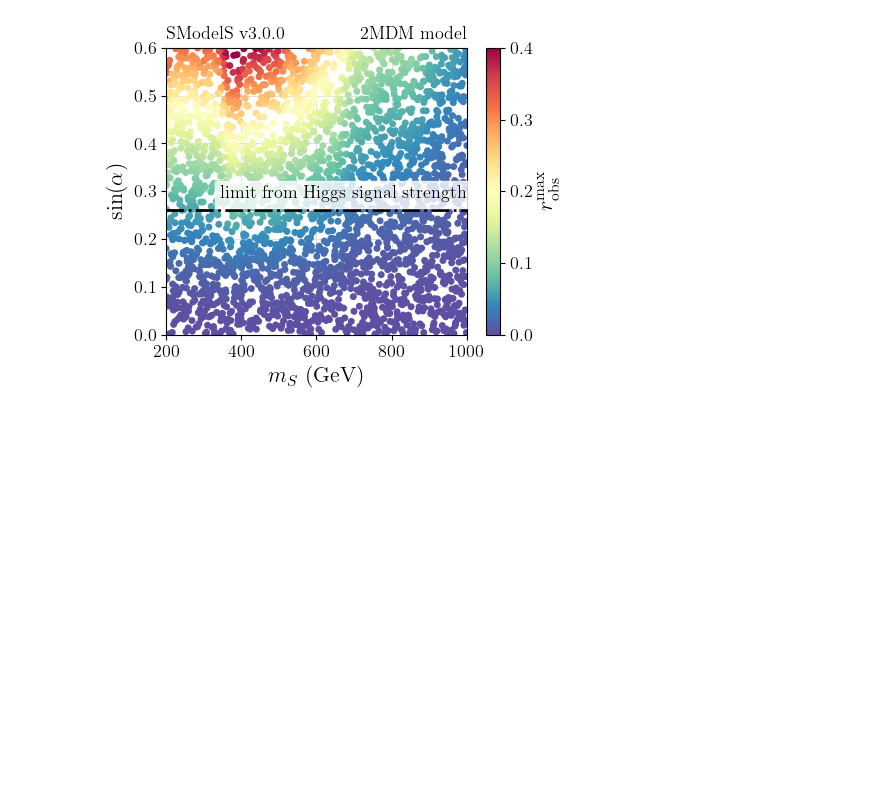
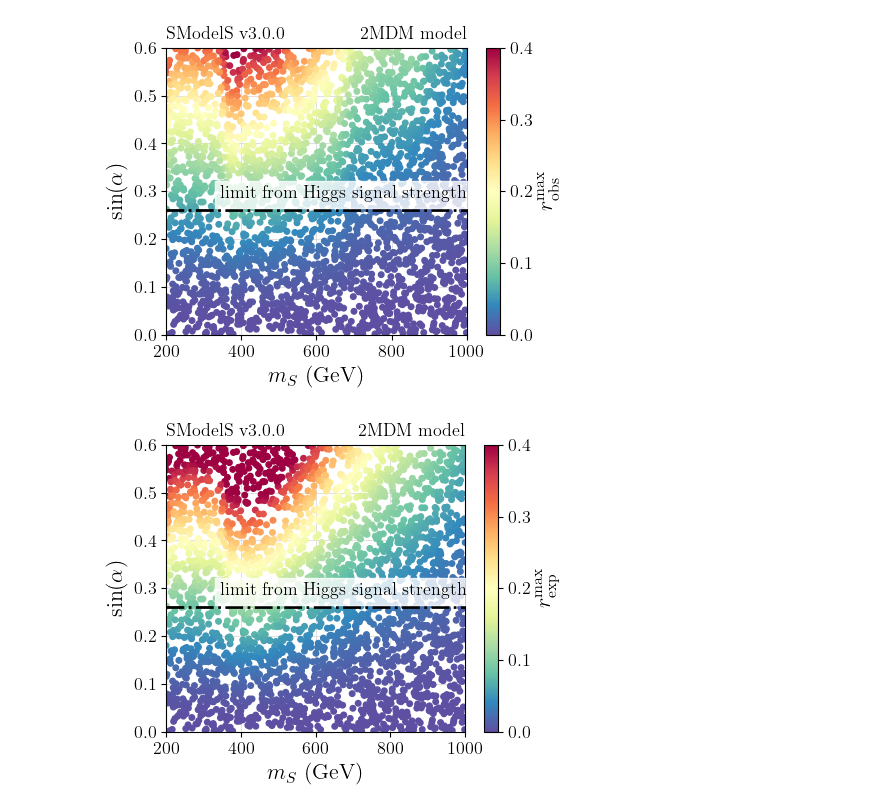
Before and after one commit to SModelS/smodelsv3-paper, a Jupyter notebook: notebooks/plots-2MDM-scan-alpha.ipynb, the cells around one changed output. Saved outputs shown, nothing was run; the diff lists cells and outputs as text; code cells hidden in the pictures; blank space fills up the shorter version.

Commit message:
Added rexp for Fig13

```diff
--- a/notebooks/plots-2MDM-scan-alpha.ipynb
+++ b/notebooks/plots-2MDM-scan-alpha.ipynb
@@ -34,7 +34,7 @@ print(dataDF.columns.values.tolist()) #Print all columns names
 #### Set r = 0 for points with no results
 # %%
 #Set points without results with r == 0
-dataDF.fillna(value={c : 0 for c in dataDF.columns if c.endswith('.r')}, inplace=True)
+dataDF.fillna(value={c : 0 for c in dataDF.columns if (c.endswith('.r') or c.endswith('.r_expected'))}, inplace=True)
 #Sort points according to r value:
 dataDF = dataDF.sort_values(by=['ExptRes.result0.r'],ascending=False)
 # %% [markdown]
@@ -89,13 +89,17 @@ metAna = ['CMS-EXO-20-004']
 metDict = {ana : anadf for ana,anadf in anaDict.items() if ana in metAna}
 # %%
 metList = [df[['ExptRes.result.r']] for df in metDict.values()]
+metListExp = [df[['ExptRes.result.r_expected']] for df in metDict.values()]
 BRList = [df[['BRs.sd.chi,chi']] for df in metDict.values()]
 r = pd.concat(metList)
+rexp = pd.concat(metListExp)
 br = pd.concat(BRList)
 # %%
 rbrDF = pd.concat([r,dataDF],axis=1)
+rexpbrDF = pd.concat([rexp,dataDF],axis=1)
 # %%
 rbrDF = rbrDF.dropna(subset=['ExptRes.result.r', 'BRs.sd.chi,chi'])
+rexpbrDF = rexpbrDF.dropna(subset=['ExptRes.result.r_expected', 'BRs.sd.chi,chi'])
 # %%
 cm = plt.colormaps.get_cmap('Spectral_r')
 
@@ -129,3 +133,36 @@ plt.savefig('./figures/2mdm_rs.png')
 plt.show()
 # %% [output]
 [figure]
+# %%
+cm = plt.colormaps.get_cmap('Spectral_r')
+
+
+x = rexpbrDF['mS']
+y = rexpbrDF['sina']
+c = np.array(rexpbrDF['ExptRes.result.r_expected']) / np.array(rexpbrDF['BRs.sd.chi,chi'])
+
+plt.hlines(0.26, 200, 1000, linestyle='dashdot', color='black')
+
+im = plt.scatter(x,y,c=c,cmap=cm, vmin=0., vmax=0.4)
+cb = plt.colorbar(im)
+cb.set_label(label=r'$r_{\rm exp}^{\rm max}$')
+
+plt.ylim(0,0.6)
+plt.xlim(200,1000)
+
+plt.xlabel(r'$m_{S}$ (GeV)')
+plt.ylabel(r'$\sin(\alpha$)')
+
+plt.text(345., 0.284, r'limit from Higgs signal strength',
+        color='black',
+        bbox=dict(facecolor='white', edgecolor='white',alpha=0.8))
+
+plt.title(r'SModelS v3.0.0', loc='left')
+plt.title(r'2MDM model', loc='right')
+
+plt.tight_layout()
+plt.savefig('./figures/2mdm_rexp.png')
+
+plt.show()
+# %% [output]
+[figure, added]
```
Also changed, not shown: 1 other file.
